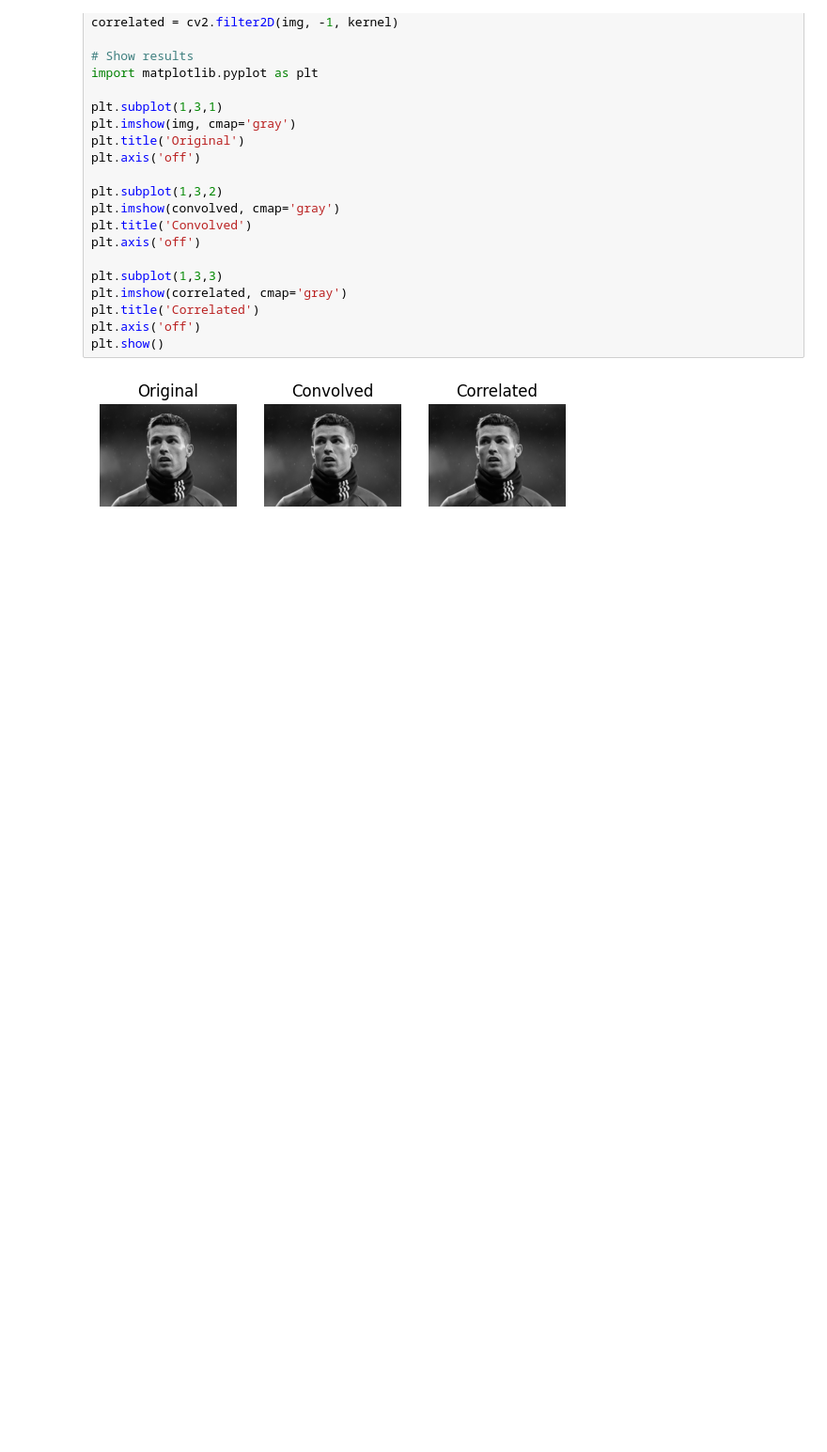
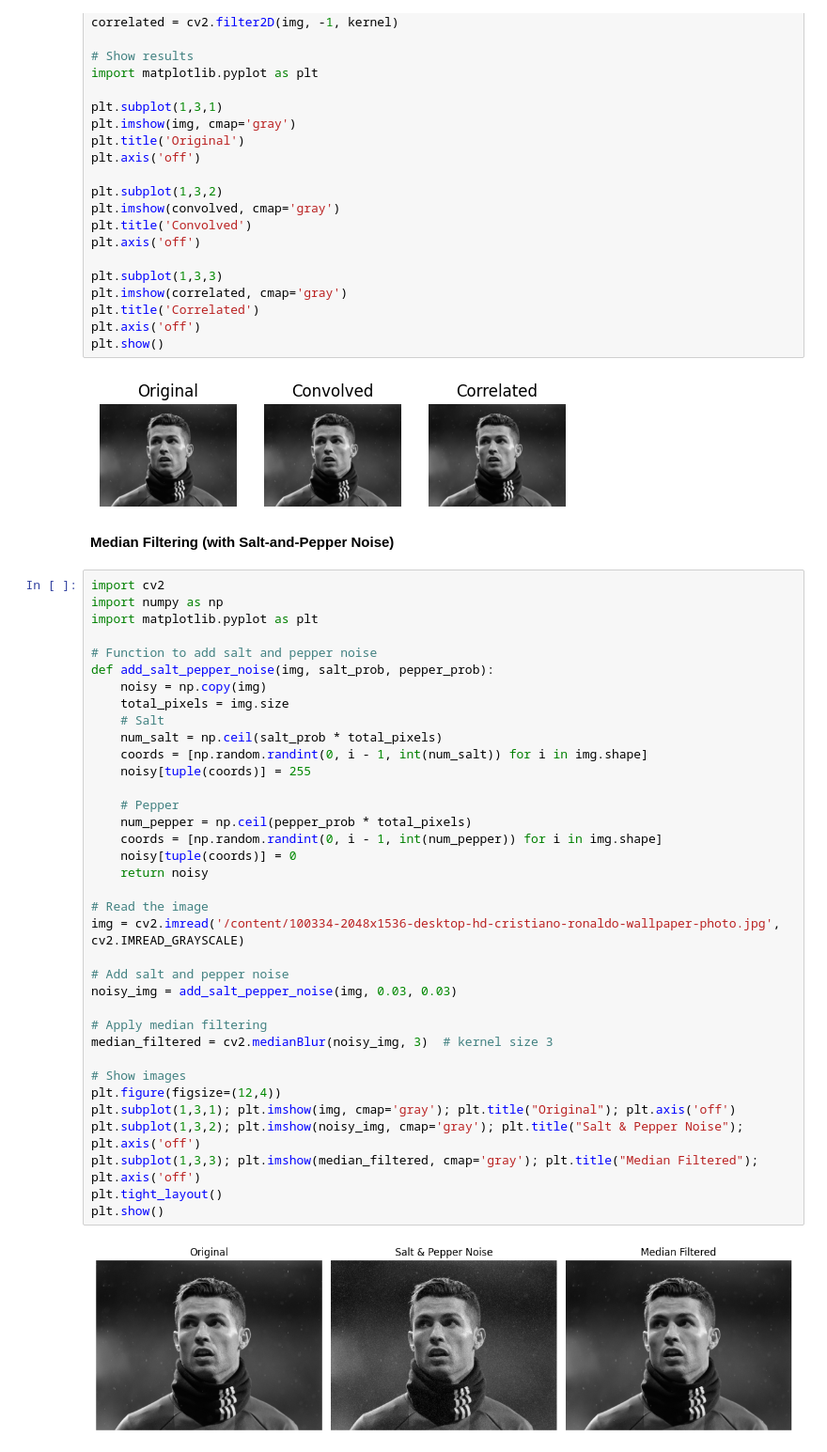
Before and after one commit to Amjadkp/DIGITAL-IMAGE-PROCESSING, a Jupyter notebook: Untitled16.ipynb, the cells around one changed output. Shown at 94% size. Saved outputs shown, nothing was run; the diff lists cells and outputs as text; blank space fills up the shorter version.

```diff
--- a/Untitled16.ipynb
+++ b/Untitled16.ipynb
@@ -139,3 +141,43 @@ plt.axis('off')
 plt.show()
 # %% [output]
 [figure]
+# %% [markdown]
+**Median Filtering (with Salt-and-Pepper Noise)**
+# %%
+import cv2
+import numpy as np
+import matplotlib.pyplot as plt
+
+# Function to add salt and pepper noise
+def add_salt_pepper_noise(img, salt_prob, pepper_prob):
+    noisy = np.copy(img)
+    total_pixels = img.size
+    # Salt
+    num_salt = np.ceil(salt_prob * total_pixels)
+    coords = [np.random.randint(0, i - 1, int(num_salt)) for i in img.shape]
+    noisy[tuple(coords)] = 255
+
+    # Pepper
+    num_pepper = np.ceil(pepper_prob * total_pixels)
+    coords = [np.random.randint(0, i - 1, int(num_pepper)) for i in img.shape]
+    noisy[tuple(coords)] = 0
+    return noisy
+
+# Read the image
+img = cv2.imread('/content/100334-2048x1536-desktop-hd-cristiano-ronaldo-wallpaper-photo.jpg', cv2.IMREAD_GRAYSCALE)
+
+# Add salt and pepper noise
+noisy_img = add_salt_pepper_noise(img, 0.03, 0.03)
+
+# Apply median filtering
+median_filtered = cv2.medianBlur(noisy_img, 3)  # kernel size 3
+
+# Show images
+plt.figure(figsize=(12,4))
+plt.subplot(1,3,1); plt.imshow(img, cmap='gray'); plt.title("Original"); plt.axis('off')
+plt.subplot(1,3,2); plt.imshow(noisy_img, cmap='gray'); plt.title("Salt & Pepper Noise"); plt.axis('off')
+plt.subplot(1,3,3); plt.imshow(median_filtered, cmap='gray'); plt.title("Median Filtered"); plt.axis('off')
+plt.tight_layout()
+plt.show()
+# %% [output]
+[figure, added]
```
Also changed, not shown: parts of 3 cells of this notebook.
